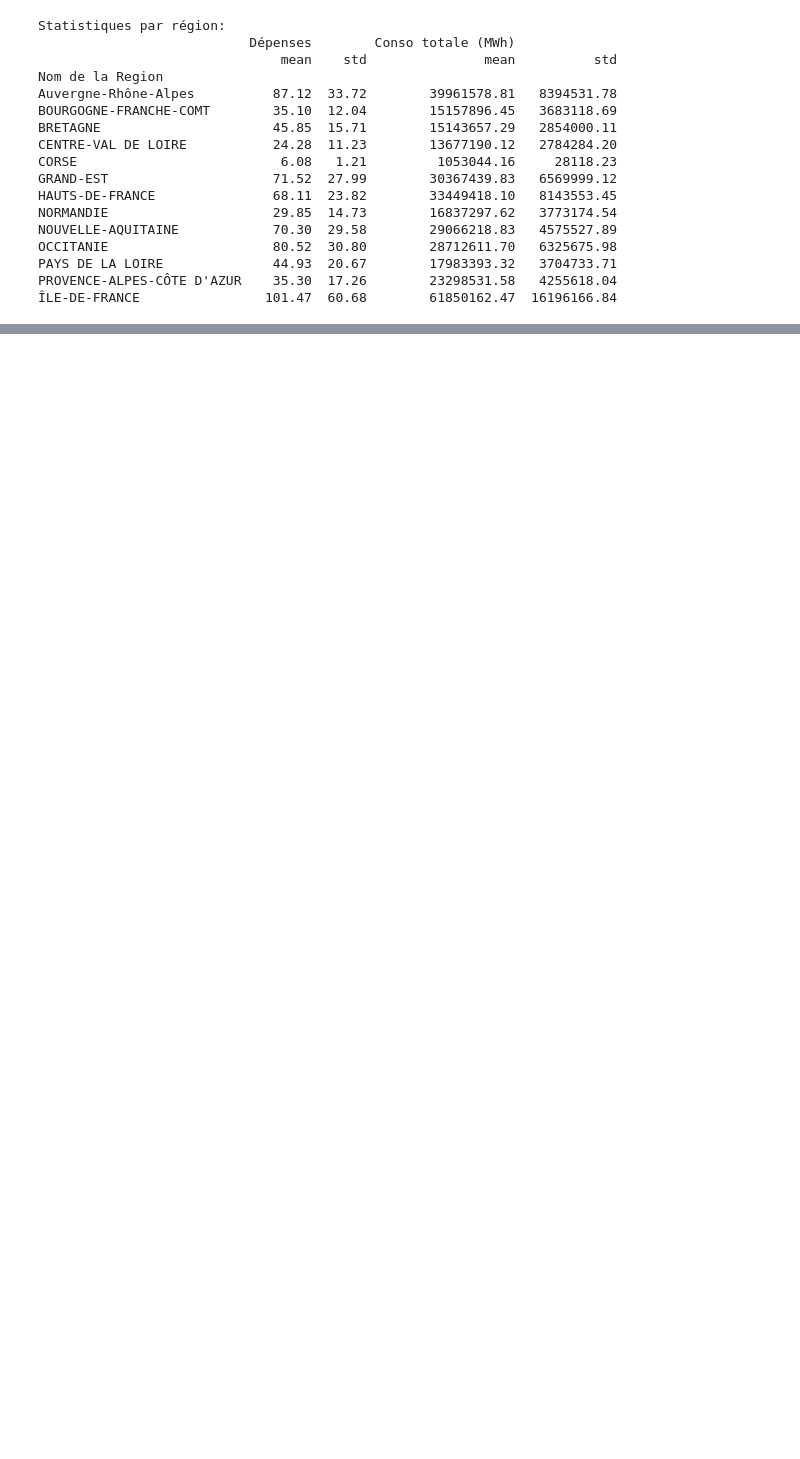
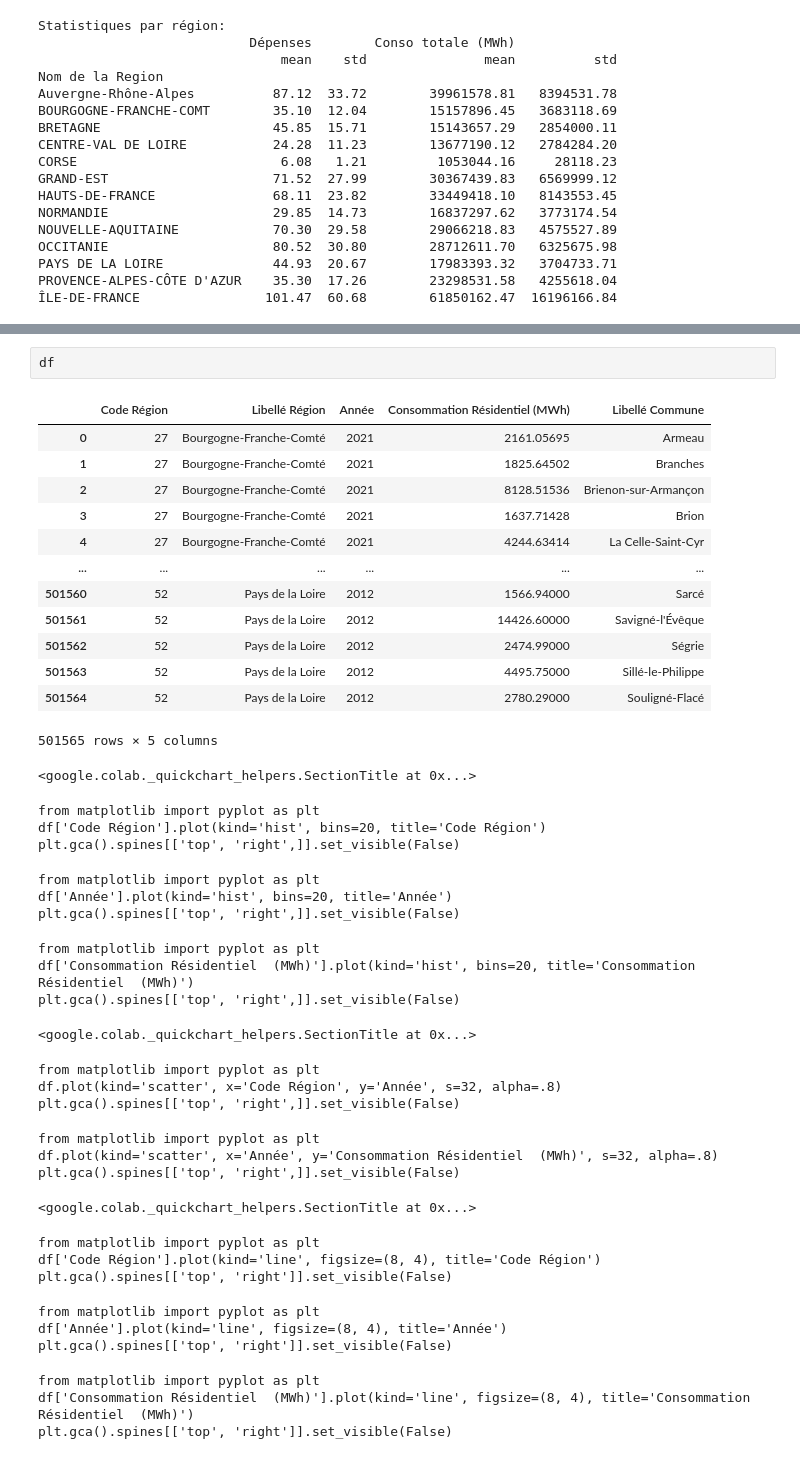
Before and after one commit to BaptisteJau/Green-IA, a Jupyter notebook: jupyter_notebook.ipynb, the cells around one changed output, grey strips where cells are left out. Drawn from its saved outputs; the diff is of its cells as text; blank space fills up the shorter version.

```diff
--- a/jupyter_notebook.ipynb
+++ b/jupyter_notebook.ipynb
@@ -700,0 +745,43 @@ plot_ratio_map(df_merged)
+# %%
+df
+# %% [output]
+|  | Code Région | Libellé Région | Année | Consommation Résidentiel (MWh) | Libellé Commune |
+| 0 | 27 | Bourgogne-Franche-Comté | 2021 | 2161.05695 | Armeau |
+| 1 | 27 | Bourgogne-Franche-Comté | 2021 | 1825.64502 | Branches |
+| 2 | 27 | Bourgogne-Franche-Comté | 2021 | 8128.51536 | Brienon-sur-Armançon |
+| 3 | 27 | Bourgogne-Franche-Comté | 2021 | 1637.71428 | Brion |
+| 4 | 27 | Bourgogne-Franche-Comté | 2021 | 4244.63414 | La Celle-Saint-Cyr |
+| ... | ... | ... | ... | ... | ... |
+| 501560 | 52 | Pays de la Loire | 2012 | 1566.94000 | Sarcé |
+| 501561 | 52 | Pays de la Loire | 2012 | 14426.60000 | Savigné-l'Évêque |
+| 501562 | 52 | Pays de la Loire | 2012 | 2474.99000 | Ségrie |
+| 501563 | 52 | Pays de la Loire | 2012 | 4495.75000 | Sillé-le-Philippe |
+| 501564 | 52 | Pays de la Loire | 2012 | 2780.29000 | Souligné-Flacé |
+501565 rows × 5 columns
+<google.colab._quickchart_helpers.SectionTitle at 0x...>
+from matplotlib import pyplot as plt
+df['Code Région'].plot(kind='hist', bins=20, title='Code Région')
+plt.gca().spines[['top', 'right',]].set_visible(False)
+from matplotlib import pyplot as plt
+df['Année'].plot(kind='hist', bins=20, title='Année')
+plt.gca().spines[['top', 'right',]].set_visible(False)
+from matplotlib import pyplot as plt
+df['Consommation Résidentiel  (MWh)'].plot(kind='hist', bins=20, title='Consommation Résidentiel  (MWh)')
+plt.gca().spines[['top', 'right',]].set_visible(False)
+<google.colab._quickchart_helpers.SectionTitle at 0x...>
+from matplotlib import pyplot as plt
+df.plot(kind='scatter', x='Code Région', y='Année', s=32, alpha=.8)
+plt.gca().spines[['top', 'right',]].set_visible(False)
+from matplotlib import pyplot as plt
+df.plot(kind='scatter', x='Année', y='Consommation Résidentiel  (MWh)', s=32, alpha=.8)
+plt.gca().spines[['top', 'right',]].set_visible(False)
+<google.colab._quickchart_helpers.SectionTitle at 0x...>
+from matplotlib import pyplot as plt
+df['Code Région'].plot(kind='line', figsize=(8, 4), title='Code Région')
+plt.gca().spines[['top', 'right']].set_visible(False)
+from matplotlib import pyplot as plt
+df['Année'].plot(kind='line', figsize=(8, 4), title='Année')
+plt.gca().spines[['top', 'right']].set_visible(False)
+from matplotlib import pyplot as plt
+df['Consommation Résidentiel  (MWh)'].plot(kind='line', figsize=(8, 4), title='Consommation Résidentiel  (MWh)')
+plt.gca().spines[['top', 'right']].set_visible(False)
```
Also changed, not shown: parts of 7 cells of this notebook.
